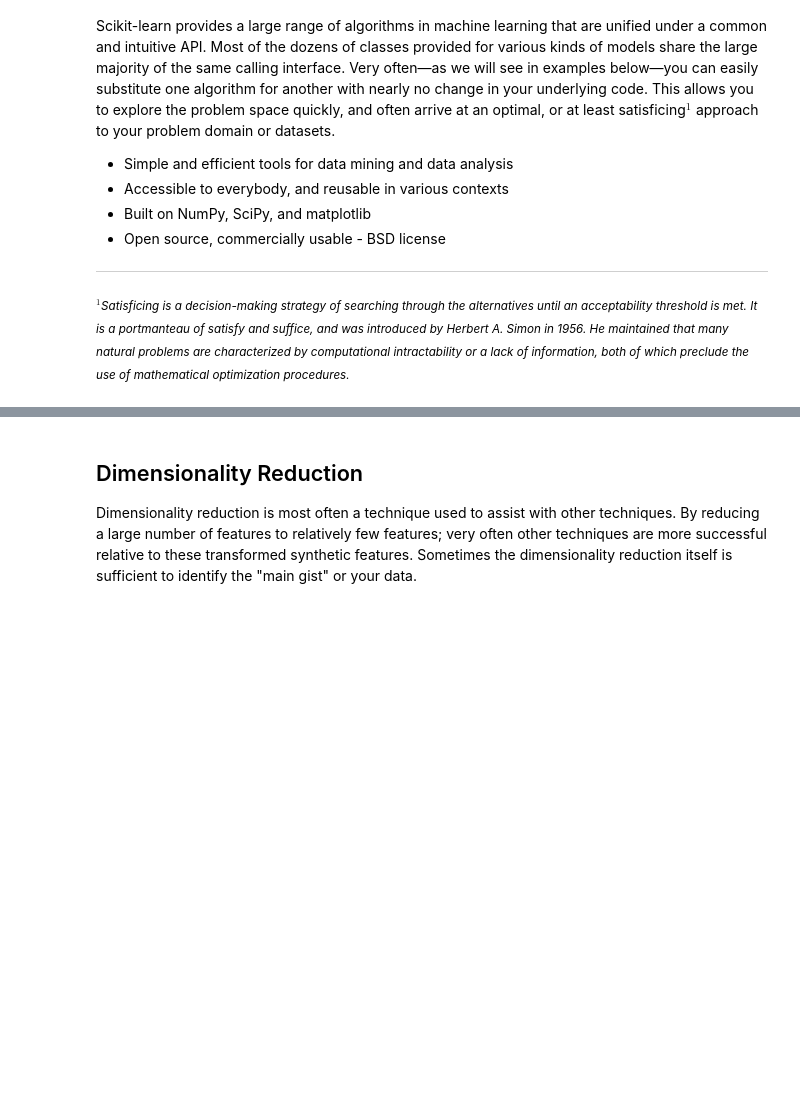
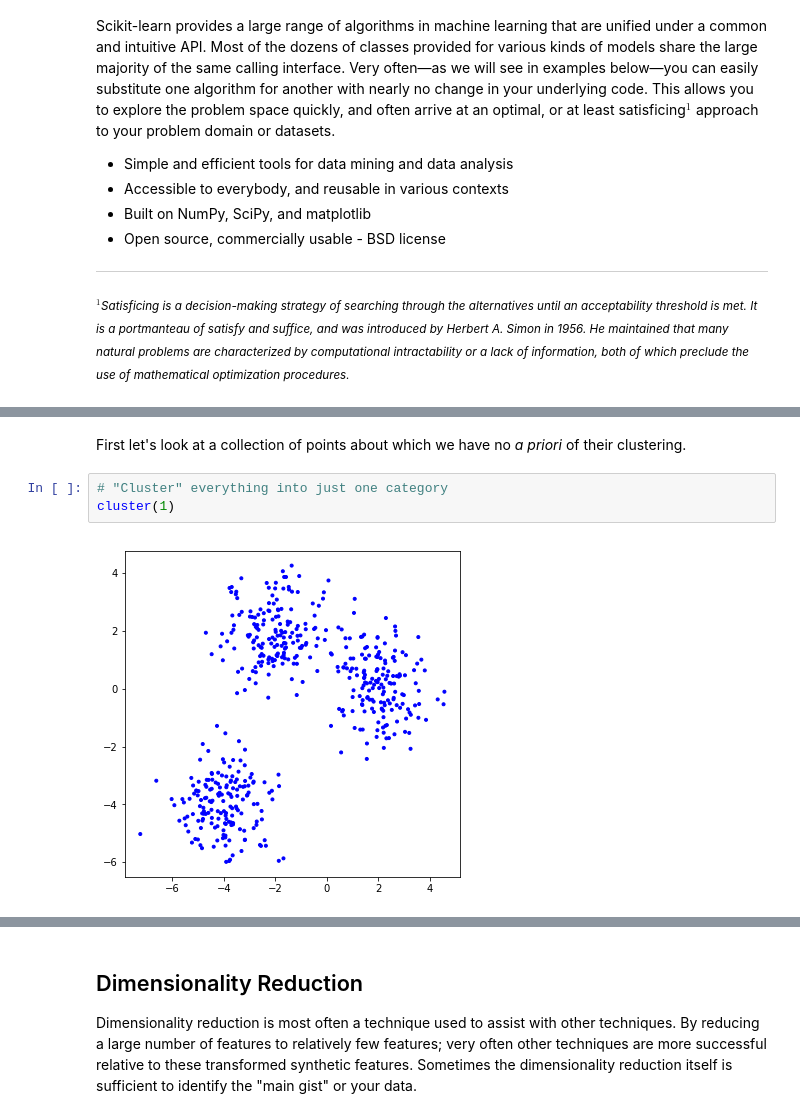
Before and after one commit to DavidMertz/ML-Webinar, a Jupyter notebook: WhatIsML.ipynb, the cells around one changed output, grey strips where cells are left out. Saved outputs shown, nothing was run; the diff lists cells and outputs as text; blank space fills up the shorter version.

Commit message:
Solid first few lessons

```diff
--- a/WhatIsML.ipynb
+++ b/WhatIsML.ipynb
@@ -106,0 +145,7 @@ This notion of types of variables applies to statistics broadly. Some other conc
+# %% [markdown]
+First let's look at a collection of points about which we have no *a priori* of their clustering.
+# %%
+# "Cluster" everything into just one category
+cluster(1)
+# %% [output]
+[figure, added]
```
Also changed, not shown: parts of 19 cells of this notebook, 33 other files.
